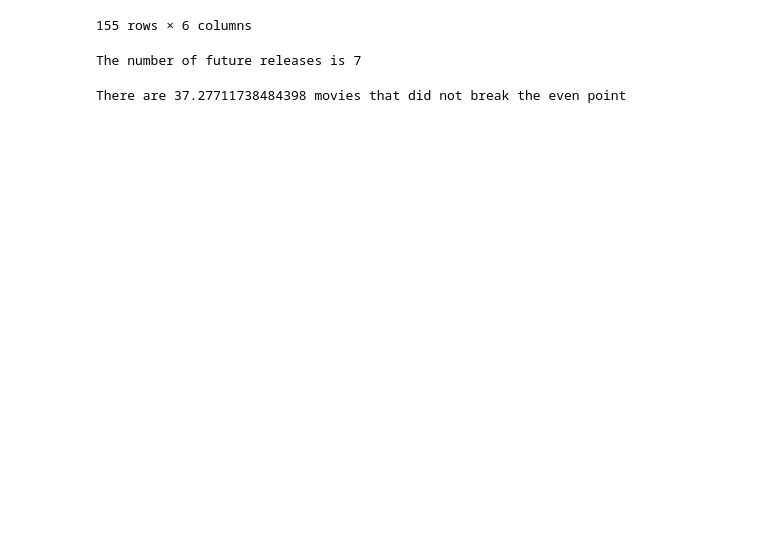
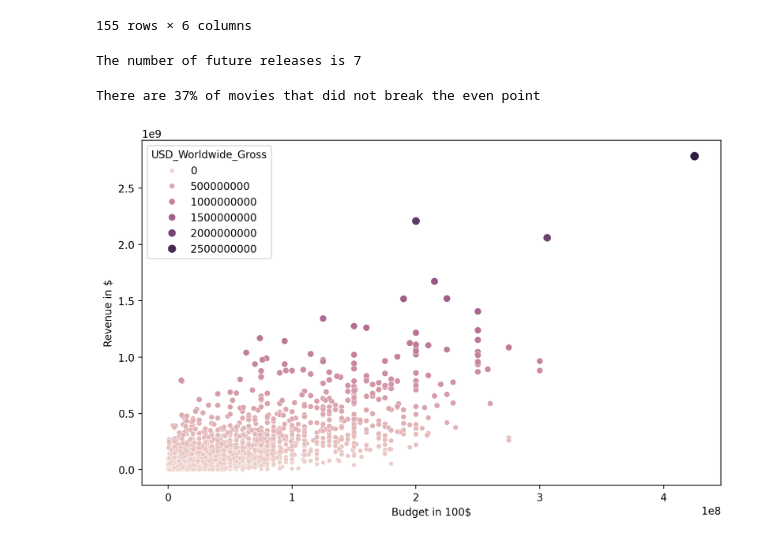
Before and after one commit to Szafranerio/Machine-Learning, a Jupyter notebook: Linear-Regression/LR_Cost_Revenue.ipynb, the cells around one changed output. Cells and saved outputs as stored; diff of their text form; code cells hidden in the pictures; blank space fills up the shorter version.

```diff
--- a/Linear-Regression/LR_Cost_Revenue.ipynb
+++ b/Linear-Regression/LR_Cost_Revenue.ipynb
@@ -161,6 +161,6 @@ data_clean = data.drop(future_releases.index)
 # %%
 on_minus = data_clean.query('USD_Production_Budget > = USD_Worldwide_Gross')
 on_minus.shape[0] / data_clean.shape[0] *100
-print(f'There are {on_minus.shape[0] / data_clean.shape[0] *100} movies that did not break the even point'.format(round))
+print(f'There are {on_minus.shape[0] / data_clean.shape[0] *100:,.2g}% of movies that did not break the even point'.format(round))
 # %% [output]
-There are 37.27711738484398 movies that did not break the even point
+There are 37% of movies that did not break the even point
@@ -166,0 +170,7 @@ There are 37.27711738484398 movies that did not break the even point
+# %%
+plt.figure(figsize=(10,6),dpi = 200)
+ax = sns.scatterplot(data_clean, x='USD_Production_Budget', y='USD_Worldwide_Gross', hue='USD_Worldwide_Gross', size='USD_Worldwide_Gross')
+ax.set(xlabel='Budget in 100$', ylabel='Revenue in $')
+plt.show()
+# %% [output]
+[figure, added]
```
Also changed, not shown: parts of 7 cells of this notebook.
